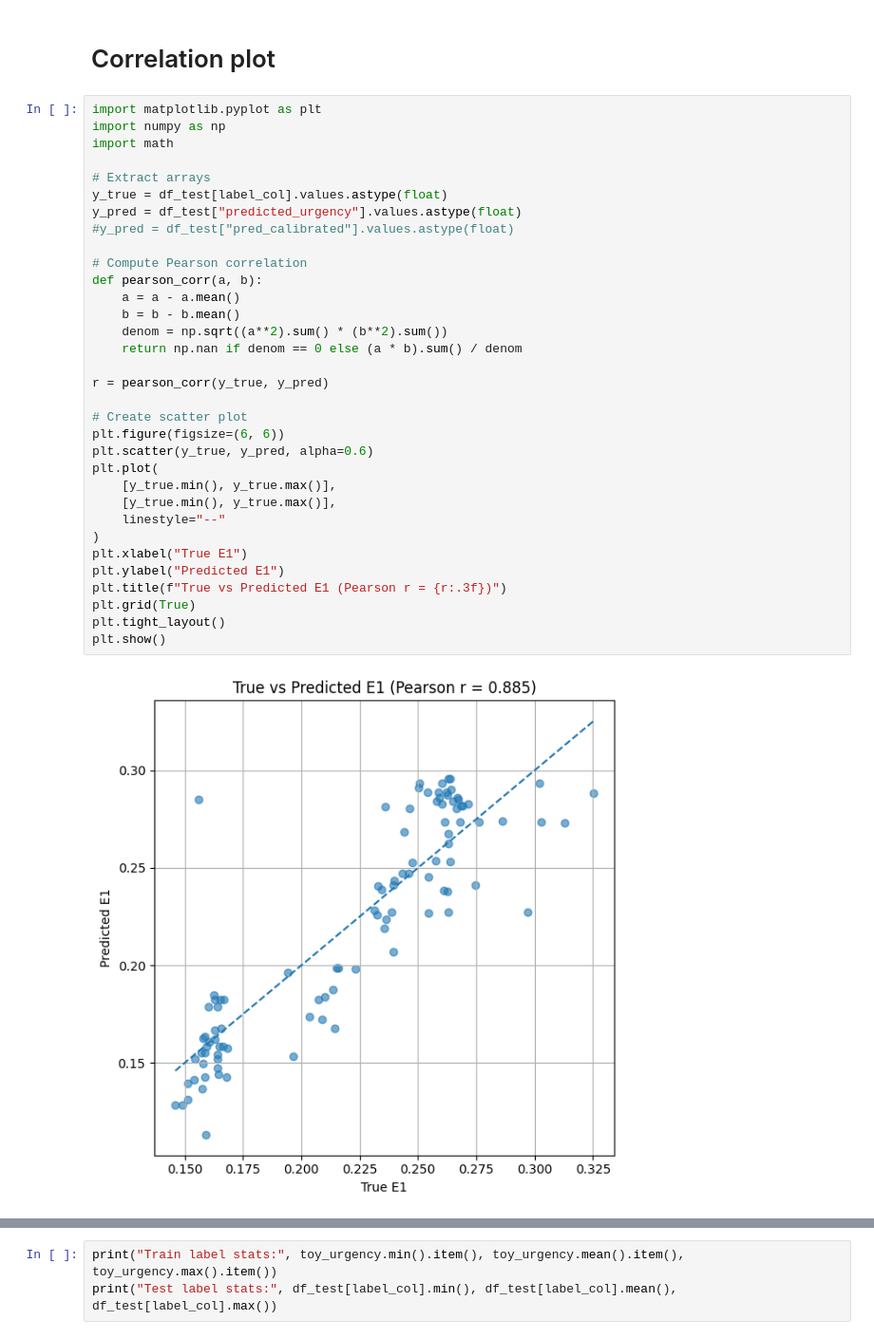
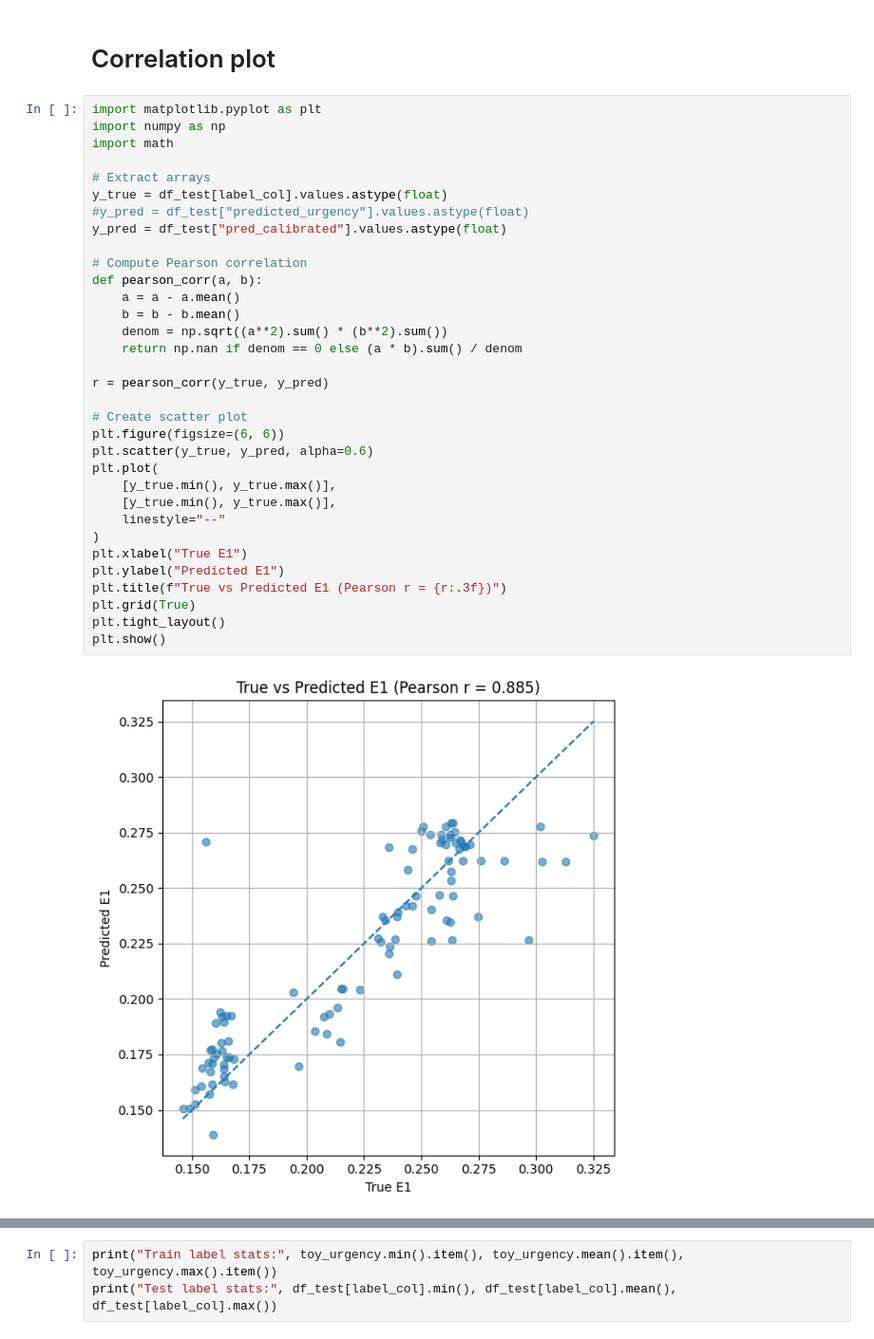
Before and after one commit to zcqsacl/Computational-Chemistry, a Jupyter notebook: neural.ipynb, the cells around one changed output, grey strips where cells are left out. Shown: that part at 95% size. Saved outputs shown, nothing was run; the diff lists cells and outputs as text.

```diff
--- a/neural.ipynb
+++ b/neural.ipynb
@@ -632,36 +632,36 @@ import matplotlib.pyplot as plt
 import numpy as np
 import math
 
 # Extract arrays
 y_true = df_test[label_col].values.astype(float)
-y_pred = df_test["predicted_urgency"].values.astype(float)
-#y_pred = df_test["pred_calibrated"].values.astype(float)
+#y_pred = df_test["predicted_urgency"].values.astype(float)
+y_pred = df_test["pred_calibrated"].values.astype(float)
 
 # Compute Pearson correlation
 def pearson_corr(a, b):
     a = a - a.mean()
     b = b - b.mean()
     denom = np.sqrt((a**2).sum() * (b**2).sum())
     return np.nan if denom == 0 else (a * b).sum() / denom
 
 r = pearson_corr(y_true, y_pred)
 
 # Create scatter plot
 plt.figure(figsize=(6, 6))
 plt.scatter(y_true, y_pred, alpha=0.6)
 plt.plot(
     [y_true.min(), y_true.max()],
     [y_true.min(), y_true.max()],
     linestyle="--"
 )
 plt.xlabel("True E1")
 plt.ylabel("Predicted E1")
 plt.title(f"True vs Predicted E1 (Pearson r = {r:.3f})")
 plt.grid(True)
 plt.tight_layout()
 plt.show()
 # %% [output]
-[figure, old version]
+[figure, new version]
 # %%
 # Fit on validation preds/trues (use your validation split, not test)
 pred_val = y_pred  # numpy array
```
Also changed, not shown: parts of 1 cell of this notebook.
